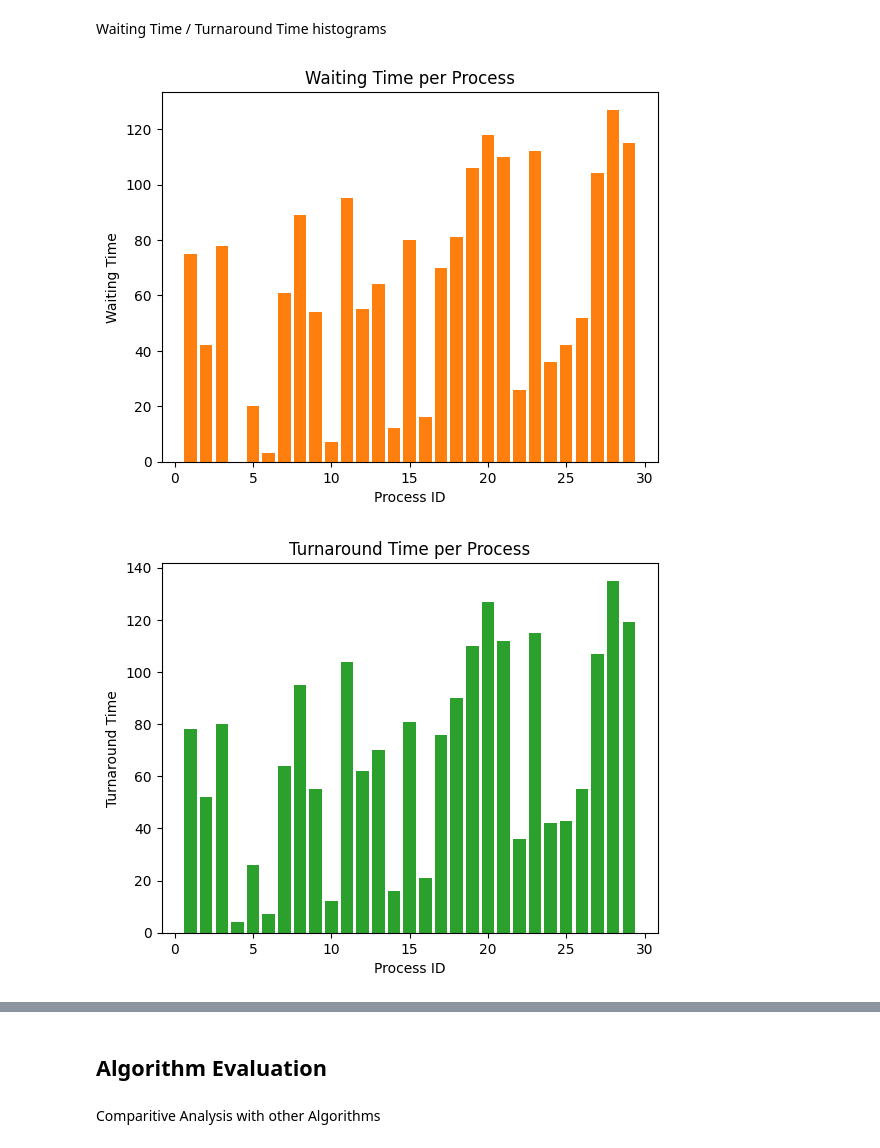
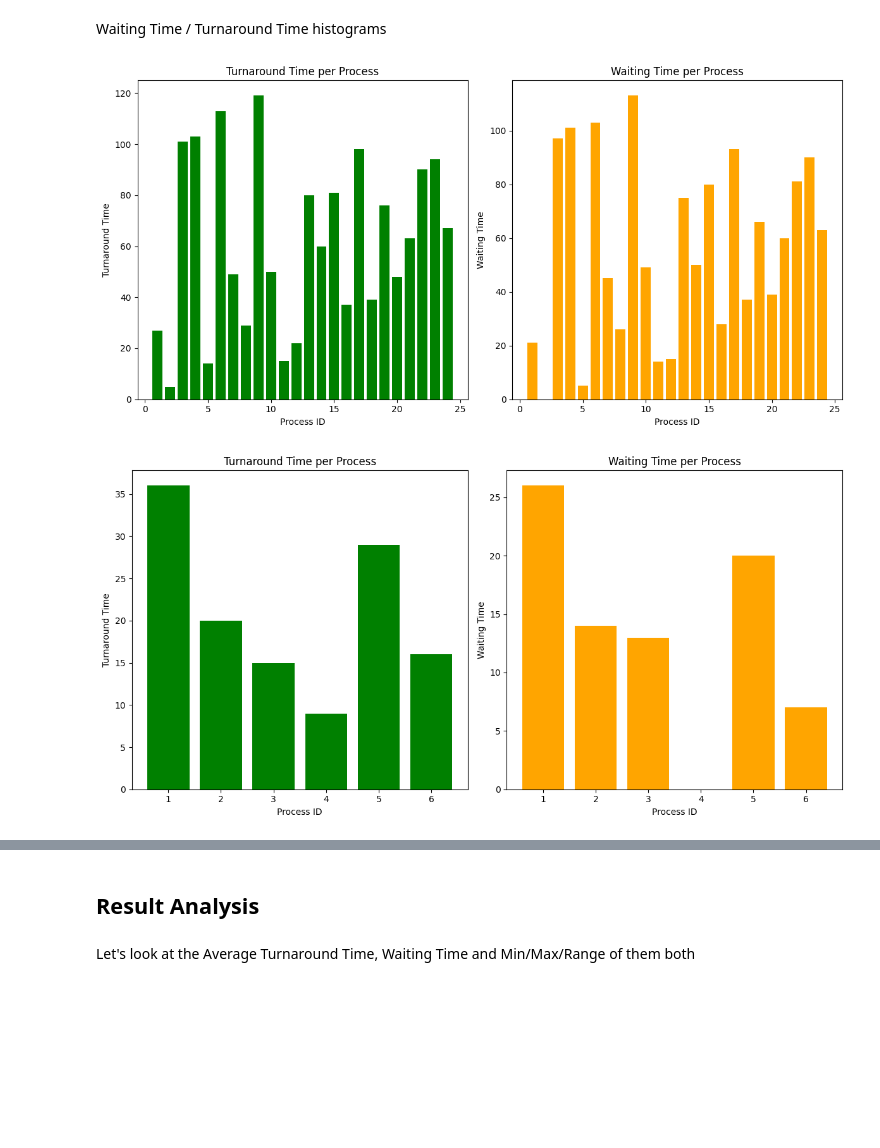
Before and after one commit to ElyasYassin/FCFS, a Jupyter notebook: application.ipynb, the cells around one changed output, grey strips where cells are left out. Saved outputs shown, nothing was run; the diff lists cells and outputs as text; code cells hidden in the pictures; blank space fills up the shorter version.

```diff
--- a/application.ipynb
+++ b/application.ipynb
@@ -8,11 +8,8 @@ from fcfs import Process, calculate_fcfs, print_process_info, create_gantt_chart
 <h2> Simulation </h2>
 <p> We'll create multiple simulations
 # %%
-num_simulations = 5
+num_simulations = 10
 min_processes = 5
 max_processes = 30
 
-fcfs_results, fcfs_processes = run_simulations(num_simulations, min_processes, max_processes)
-
-print(fcfs_results)
-print(fcfs_processes)
+fcfs_results, fcfs_processes, cpu_utilization = run_simulations(num_simulations, min_processes, max_processes)
@@ -22,3 +15,0 @@ print(fcfs_processes)
-# %%
-for x in range(num_simulations):
-    print_process_info(fcfs_processes[0])
@@ -46,5 +19,5 @@ Average Turnaround Time: 68.76
 <p> Gantt Chart
 # %%
 for x in range(num_simulations):
-    create_gantt_chart(fcfs_processes[0])
+    create_gantt_chart(fcfs_processes[x])
 # %% [output]
@@ -57,7 +35,7 @@ for x in range(num_simulations):
 Waiting Time / Turnaround Time histograms
 # %%
 for x in range(num_simulations):
-    plot_histograms(fcfs_processes[0])
+    plot_histograms(fcfs_processes[x])
 # %% [output]
-[figure, old version]
+[figure, new version]
-[figure, old version]
+[figure, new version]
@@ -72,4 +50,4 @@ for x in range(num_simulations):
-# %% [markdown]
-<H2> Algorithm Evaluation
-# %% [markdown]
-<p> Comparitive Analysis with other Algorithms
+# %% [markdown]
+<h2> Result Analysis
+# %% [markdown]
+<p> Let's look at the Average Turnaround Time, Waiting Time and Min/Max/Range of them both
```
Also changed, not shown: parts of 6 cells of this notebook, 3 other files.
